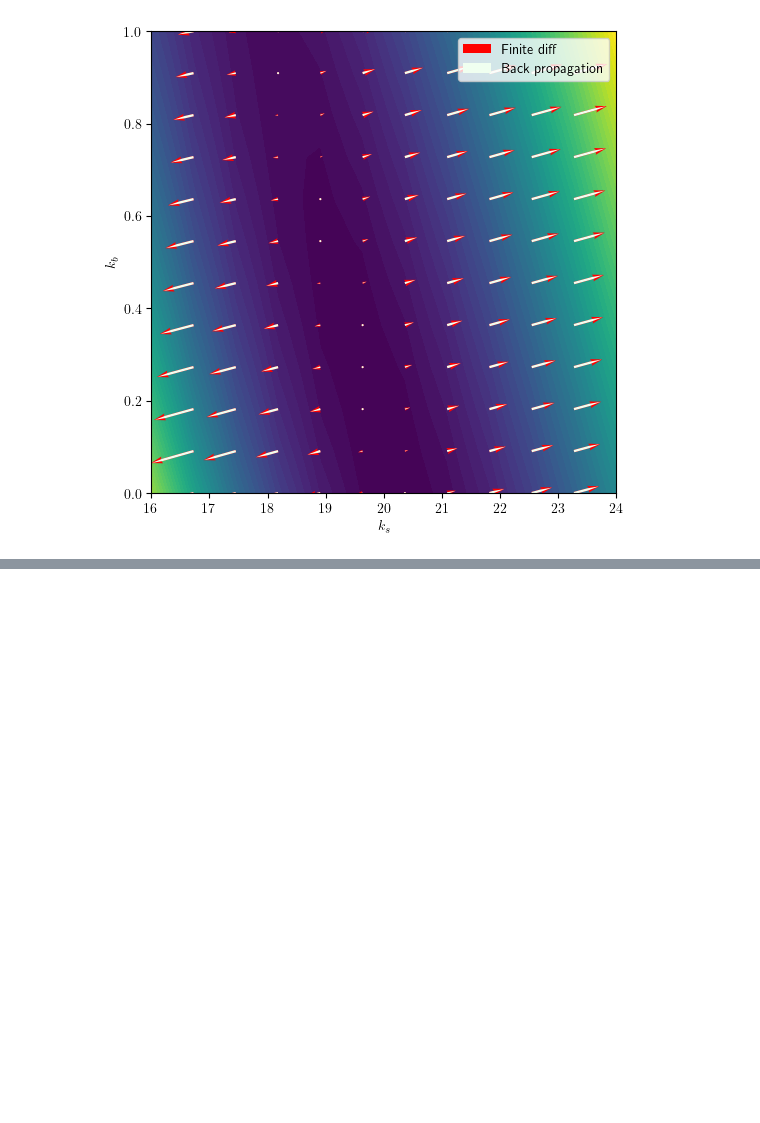
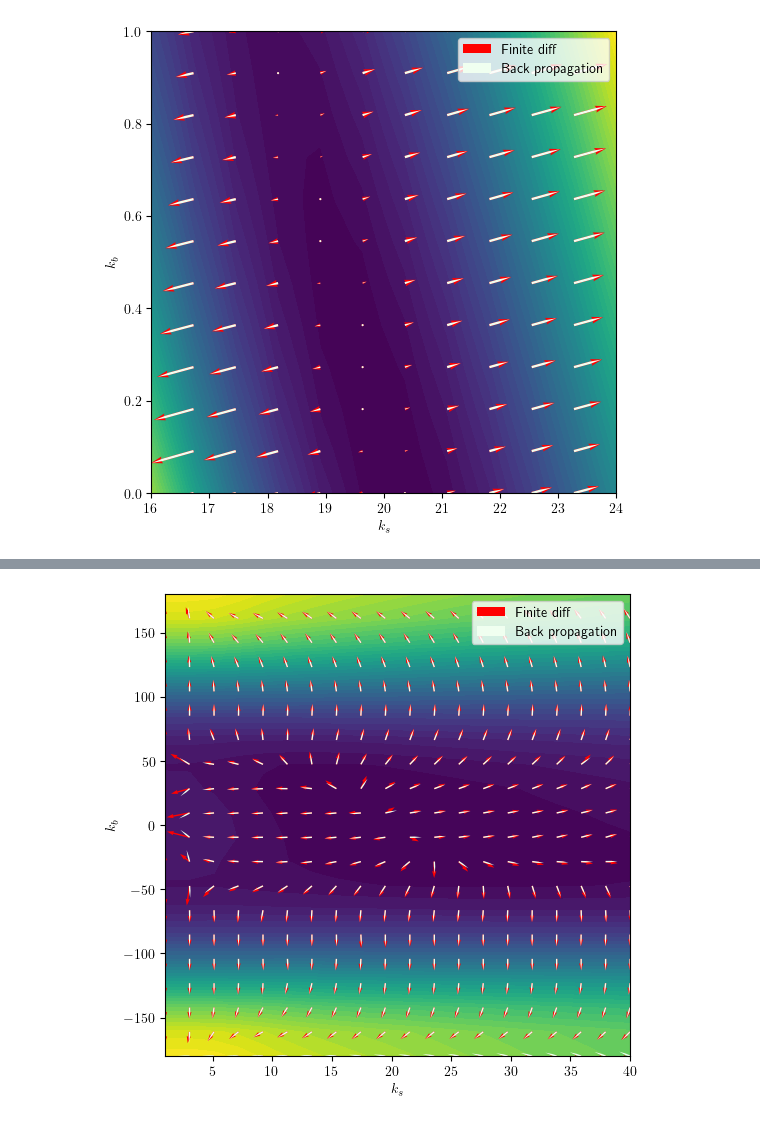
Before and after one commit to MagiRomanya/DiffSimulator, a Jupyter notebook: differentiable/Diff.ipynb, the cells around one changed output, grey strips where cells are left out. Cells and saved outputs as stored; diff of their text form; code cells hidden in the pictures; blank space fills up the shorter version.

```diff
--- a/differentiable/Diff.ipynb
+++ b/differentiable/Diff.ipynb
@@ -312,0 +377,34 @@ plt.show()
+# %%
+# Plotting normalized vectors
+plt.close()
+
+scale = (k_values[-1] - k_values[0]) / (angle_values[-1] - angle_values[0])
+
+magnitudes = np.sqrt((dgdk_values)**2 + (dgdangle_values)**2)
+dgdk_values_n = dgdk_values/magnitudes
+dgdangle_values_n =dgdangle_values/magnitudes
+dgdk_values_finite_n = dgdk_values_finite/magnitudes
+dgdangle_values_finite_n =dgdangle_values_finite/magnitudes
+arrow_len=1
+plt.contourf(X, Y, g_values, levels=50)
+plt.quiver(X, Y, dgdk_values_finite_n, dgdangle_values_finite_n/scale,
+           label="Finite diff",
+           angles='xy',
+           scale_units="xy",
+           color="red",
+           scale=arrow_len)
+plt.quiver(X, Y, dgdk_values_n, dgdangle_values_n/scale,
+           label="Back propagation",
+           angles='xy',
+           scale_units="xy",
+           color="honeydew",
+           headwidth=1,
+           scale=arrow_len)
+
+plt.legend()
+plt.xlabel("$k_s$")
+plt.ylabel("$k_b$")
+plt.show()
+plt.savefig("figures/test.pdf")
+# %% [output]
+[figure, added]
```
Also changed, not shown: parts of 14 cells of this notebook, 2 other files.
